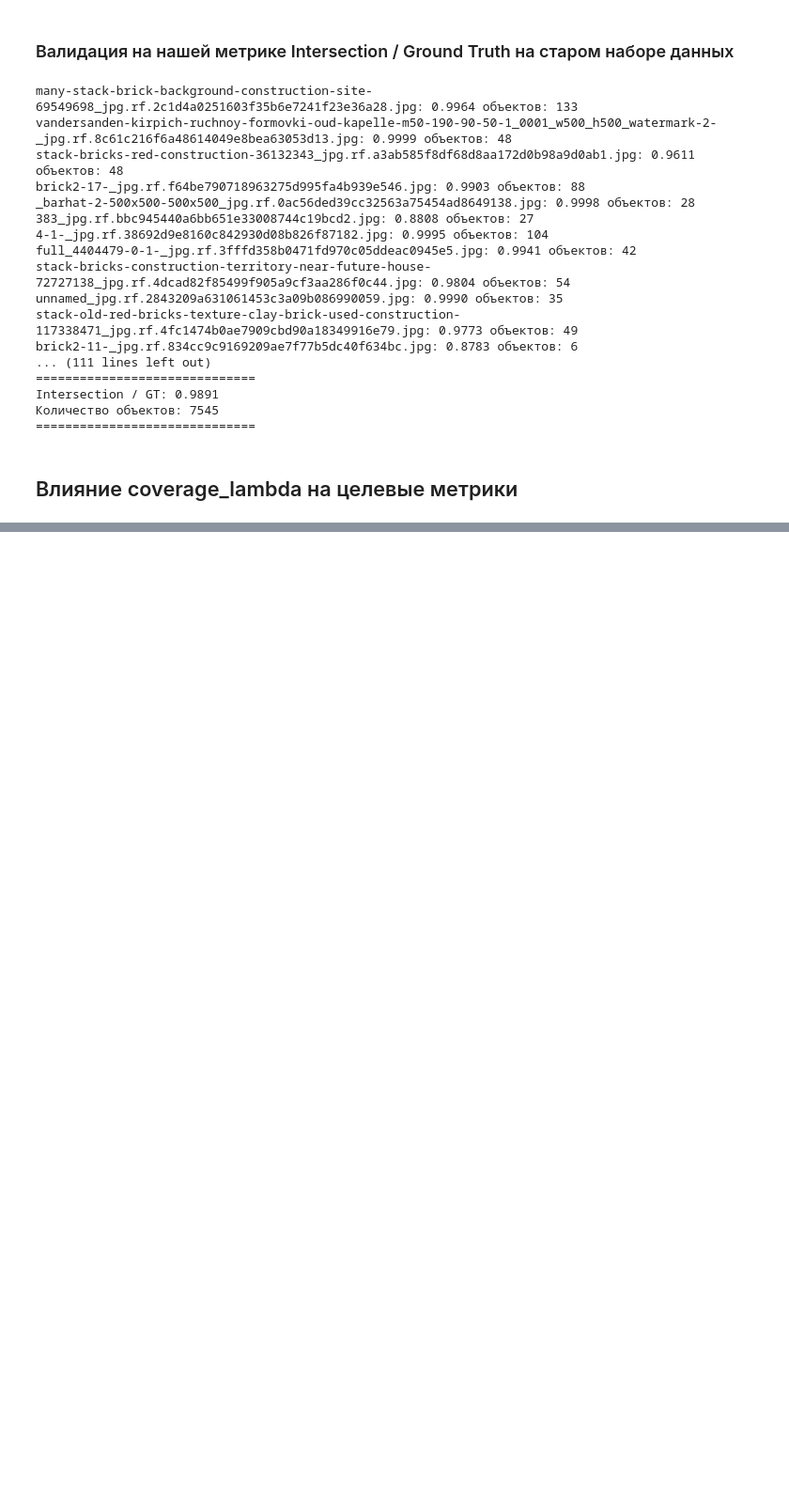
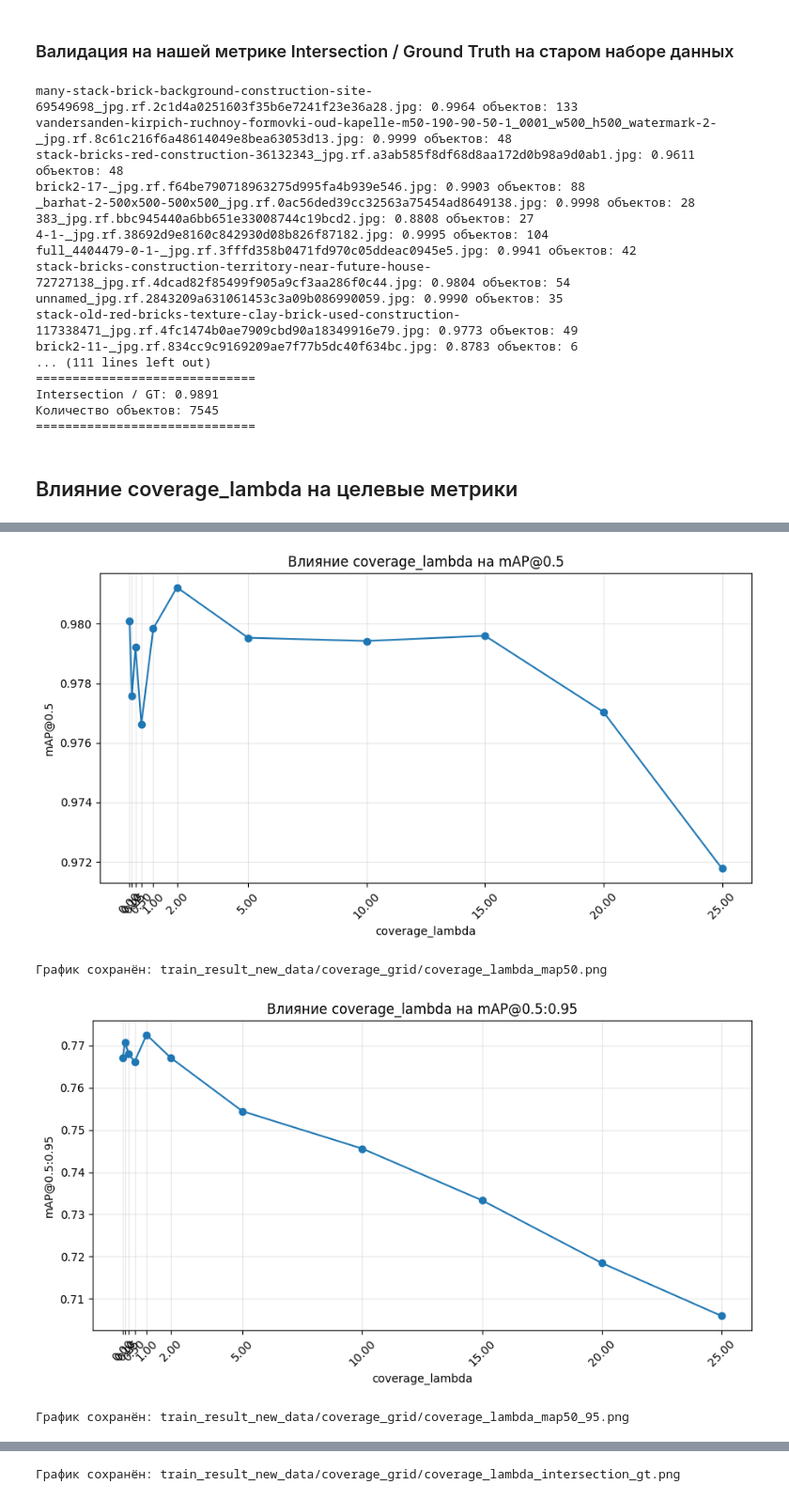
Before and after one commit to Impohimoza/block_detect, a Jupyter notebook: new_loss_train.ipynb, the cells around one changed output, grey strips where cells are left out. Shown at 94% size. Drawn from its saved outputs; the diff is of its cells as text; code cells hidden in the pictures; blank space fills up the shorter version.

Commit message:
finish test coverage_lambda

```diff
--- a/new_loss_train.ipynb
+++ b/new_loss_train.ipynb
@@ -1374,0 +1387,73 @@ STAGE 1: TRAIN HEAD WITH FROZEN BACKBONE
+# %%
+import matplotlib.pyplot as plt
+import pandas as pd
+import numpy as np
+from pathlib import Path
+
+# Загружаем сохранённые результаты, если ядро перезапускалось
+results_file = GRID_OUTPUT_DIR / "coverage_grid_results.csv"
+
+results_df = pd.read_csv(results_file)
+
+successful = results_df[
+    (results_df["status"] == "success")
+].copy()
+
+successful = successful.sort_values("coverage_lambda")
+
+if successful.empty:
+    raise ValueError(
+        "Нет успешных экспериментов. Проверьте ошибки обучения."
+    )
+
+successful["coverage_lambda"] = pd.to_numeric(
+    successful["coverage_lambda"]
+)
+
+plots = [
+    (
+        "mAP50",
+        "mAP@0.5",
+        "coverage_lambda_map50.png",
+    ),
+    (
+        "mAP50-95",
+        "mAP@0.5:0.95",
+        "coverage_lambda_map50_95.png",
+    ),
+    (
+        "Intersection/GT",
+        "Intersection / Ground Truth area",
+        "coverage_lambda_intersection_gt.png",
+    ),
+]
+
+for metric_col, ylabel, filename in plots:
+
+    data = successful.dropna(subset=[metric_col])
+
+    plt.figure(figsize=(9, 5))
+
+    plt.plot(
+        data["coverage_lambda"],
+        data[metric_col],
+        marker="o",
+    )
+
+    plt.xlabel("coverage_lambda")
+    plt.ylabel(ylabel)
+    plt.title(f"Влияние coverage_lambda на {ylabel}")
+    plt.grid(True, alpha=0.3)
+    plt.xticks(data["coverage_lambda"], rotation=45)
+    plt.tight_layout()
+
+    save_path = GRID_OUTPUT_DIR / filename
+    plt.savefig(save_path, dpi=150, bbox_inches="tight")
+    plt.show()
+
+    print("График сохранён:", save_path)
+# %% [output]
+[figure, added]
+График сохранён: train_result_new_data/coverage_grid/coverage_lambda_map50.png
+[figure, added]
+График сохранён: train_result_new_data/coverage_grid/coverage_lambda_map50_95.png
@@ -1374,0 +1461 @@ STAGE 1: TRAIN HEAD WITH FROZEN BACKBONE
+График сохранён: train_result_new_data/coverage_grid/coverage_lambda_intersection_gt.png
```
Also changed, not shown: parts of 4 cells of this notebook.
